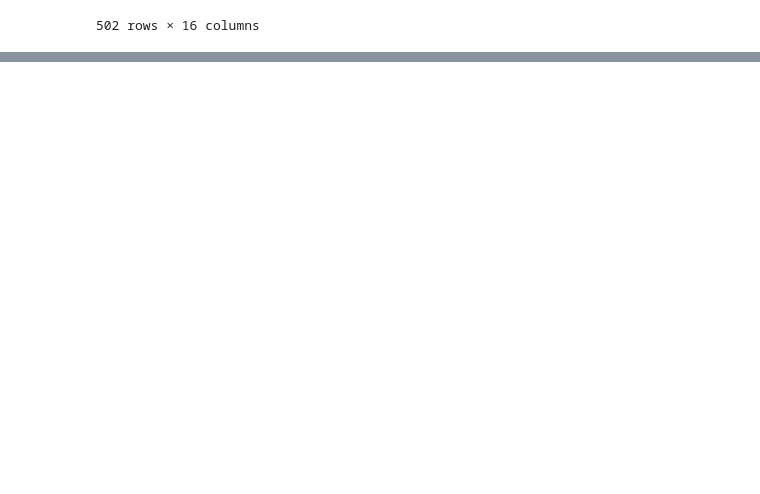
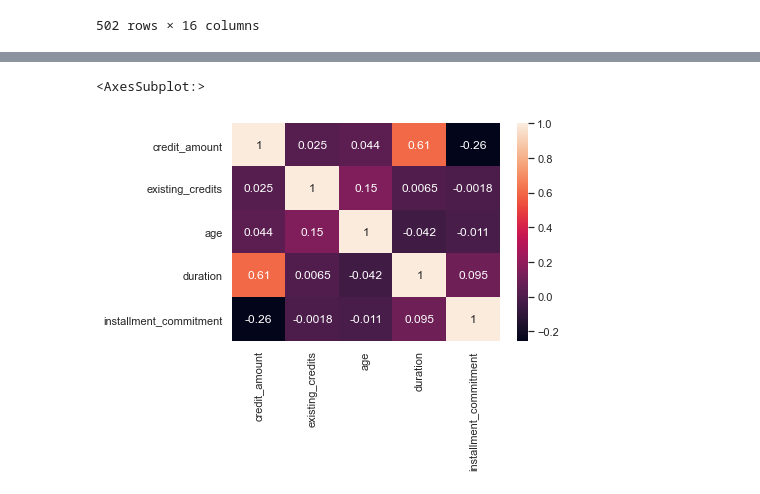
Before and after one commit to Darik50/IAD, a Jupyter notebook: Lab1/lab1_task.ipynb, the cells around one changed output, grey strips where cells are left out. Cells and saved outputs as stored; diff of their text form; code cells hidden in the pictures; blank space fills up the shorter version.

```diff
--- a/Lab1/lab1_task.ipynb
+++ b/Lab1/lab1_task.ipynb
@@ -200,0 +254,4 @@ credit_df1
+# %%
+#9
+num_columns = list(set(credit_df1.columns) -  set(['num_dependents']))
+sns.pairplot(credit_df1[num_columns])
@@ -200,0 +261,3 @@ credit_df1
+# %%
+corr_matrix = credit_df1[num_columns].corr()
+corr_matrix
@@ -200,0 +271,5 @@ credit_df1
+# %%
+sns.heatmap(corr_matrix, annot=True, annot_kws={"size":12})
+# %% [output]
+<AxesSubplot:>
+[figure, added]
```
Also changed, not shown: parts of 15 cells of this notebook.
